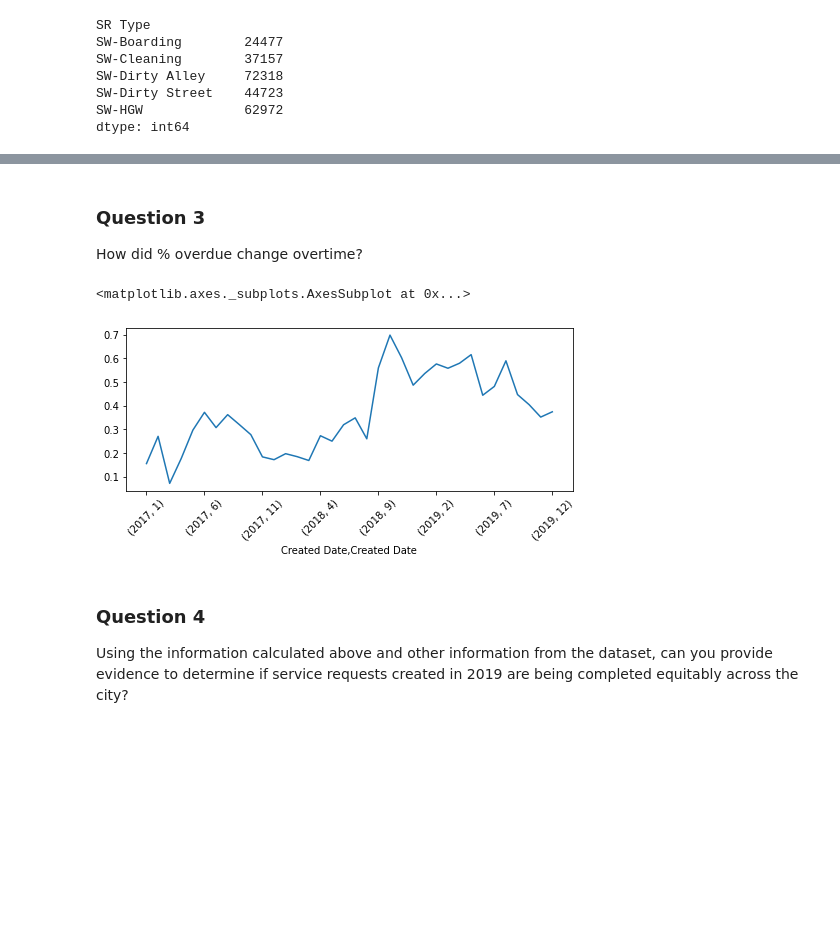
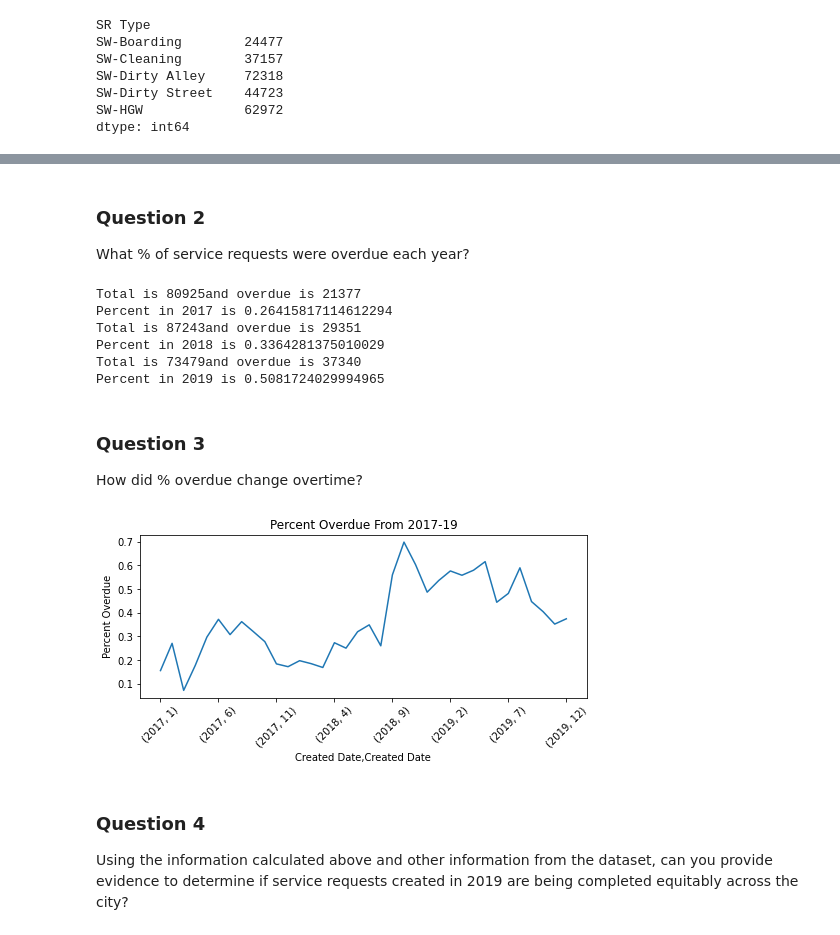
Before and after one commit to micah-rufsvold/hottinruf, a Jupyter notebook: Citistat_Analytics/Citistat interview analysis 0.2.ipynb, the cells around one changed output, grey strips where cells are left out. Cells and saved outputs as stored; diff of their text form; code cells hidden in the pictures; blank space fills up the shorter version.

Commit message:
Completing analysis, creating graphs

```diff
--- a/Citistat_Analytics/Citistat interview analysis 0.2.ipynb
+++ b/Citistat_Analytics/Citistat interview analysis 0.2.ipynb
@@ -156,0 +175,3 @@ len(overdue_recs)
+# %% [markdown]
+### Question 2
+What % of service requests were overdue each year?
@@ -157,16 +183,31 @@ len(overdue_recs)
+# %%
+for year in years:
+    total = len(overdue_recs[overdue_recs['Created Date'].dt.year == year])
+    overdue = overdue_recs[overdue_recs['Created Date'].dt.year == year].copy()
+    over = len(overdue[overdue['Overdue']==True])
+    print('Total is '+str(total)+ 'and overdue is '+str(over))
+    print('Percent in '+ str(year) + ' is ' + str(over/total))
+# %% [output]
+Total is 80925and overdue is 21377
+Percent in 2017 is 0.26415817114612294
+Total is 87243and overdue is 29351
+Percent in 2018 is 0.3364281375010029
+Total is 73479and overdue is 37340
+Percent in 2019 is 0.5081724029994965
 # %% [markdown]
 ### Question 3
 How did % overdue change overtime?
 # %%
 recs_and_overdue = clean_recs
 recs_and_overdue["Overdue"] = (clean_recs["Due Date"] - clean_recs["Close Date"]) < pd.Timedelta(0)
 by_complete_date_group = recs_and_overdue.groupby([recs_and_overdue["Created Date"].dt.year,recs_and_overdue["Created Date"].dt.month])
 
 overdue_percent = by_complete_date_group["Overdue"].apply(lambda x : x.sum()/len(x))
-overdue_percent.plot(kind="line", rot=45, figsize=(8,3))
+graph = overdue_percent.plot(kind="line", rot=45, figsize=(8,3), title='Percent Overdue From 2017-19').set_ylabel("Percent Overdue")
+fig = graph.get_figure()
+fig.savefig('Percent Overdue Over Time.png', bbox_inches = 'tight')
 # %% [output]
-<matplotlib.axes._subplots.AxesSubplot at 0x...>
-[figure, old version]
+[figure, new version]
 # %% [markdown]
 ### Question 4
 Using the information calculated above and other information from the dataset, can you provide evidence to determine if service requests created in 2019 are being completed equitably across the city?
```
Also changed, not shown: parts of 13 cells of this notebook, 15 other files.
